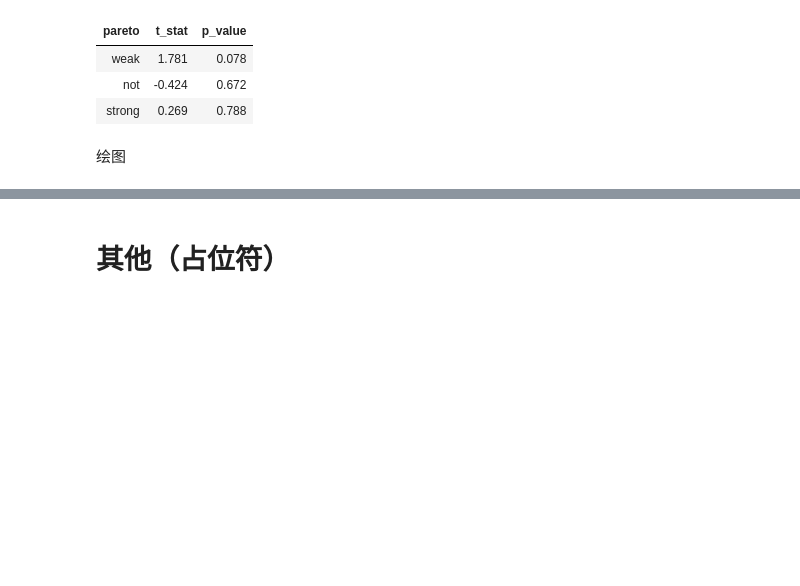
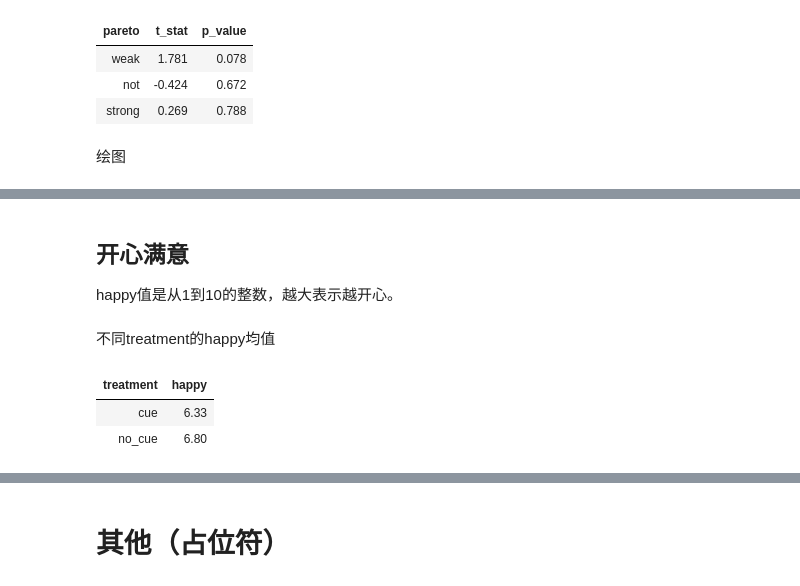
Before and after one commit to itsaquestion/otree5_common_prosperity_2, a Jupyter notebook: 数据分析/共同富裕实验数据分析.ipynb, the cells around one changed output, grey strips where cells are left out. Saved outputs shown, nothing was run; the diff lists cells and outputs as text; code cells hidden in the pictures; blank space fills up the shorter version.

```diff
--- a/数据分析/数据分析.ipynb
+++ b/数据分析/共同富裕实验数据分析.ipynb
@@ -810,3 +810,22 @@ ax.legend(title='Treatment', loc='center left', bbox_to_anchor=(1, 0.5), frameon
 plt.show()
 # %% [output]
 [drawing not drawn]
+# %% [markdown]
+## 开心满意
+
+happy值是从1到10的整数，越大表示越开心。
+# %%
+happy = melt_app(df.app('demographics')).query('agent == "player"')['happy']
+# %%
+treament = melt_app(df.app('ug').rounds(1)).query('agent == "player"')['treatment']
+# %%
+tmp_df = pd.concat([happy,treament],axis=1)
+# %% [markdown]
+不同treatment的happy均值
+# %%
+#| output: true
+show_no_index(tmp_df.groupby('treatment').mean('happy').round(2).reset_index())
+# %% [output]
+| treatment | happy |
+| cue | 6.33 |
+| no_cue | 6.80 |
```
Also changed, not shown: parts of 4 cells of this notebook, 30 other files.
